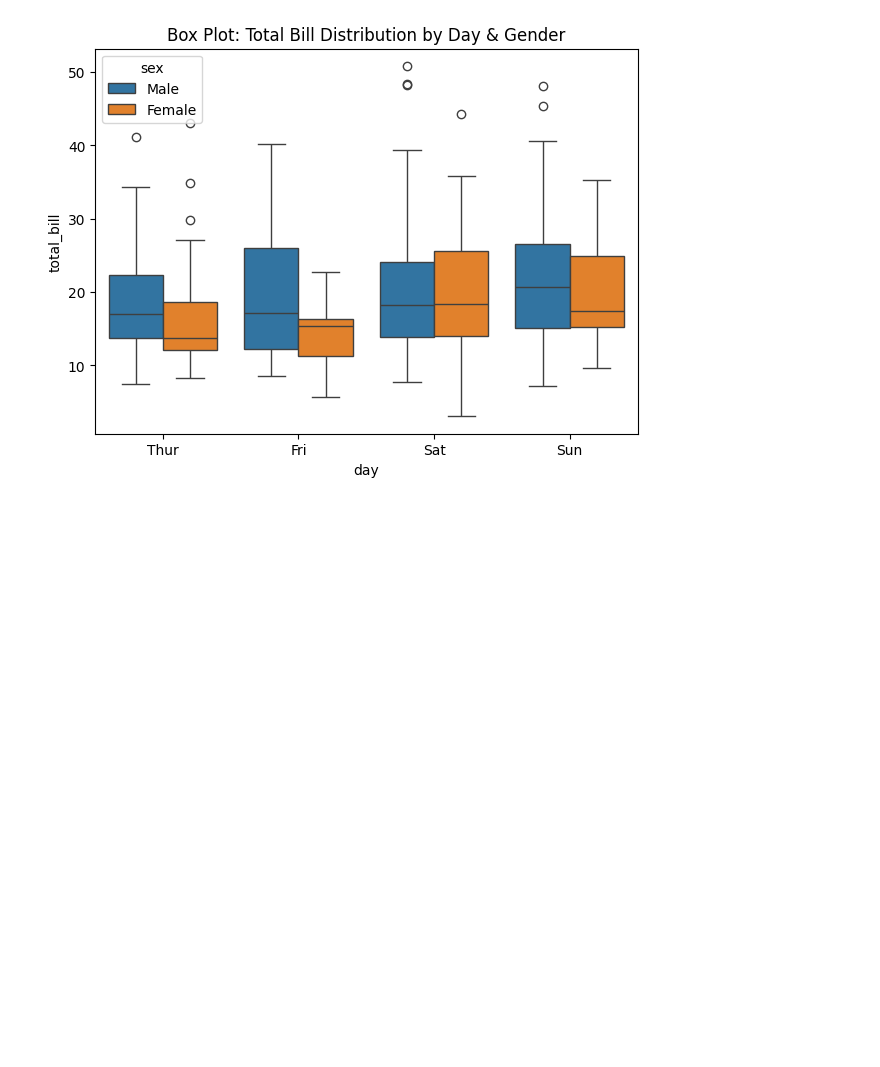
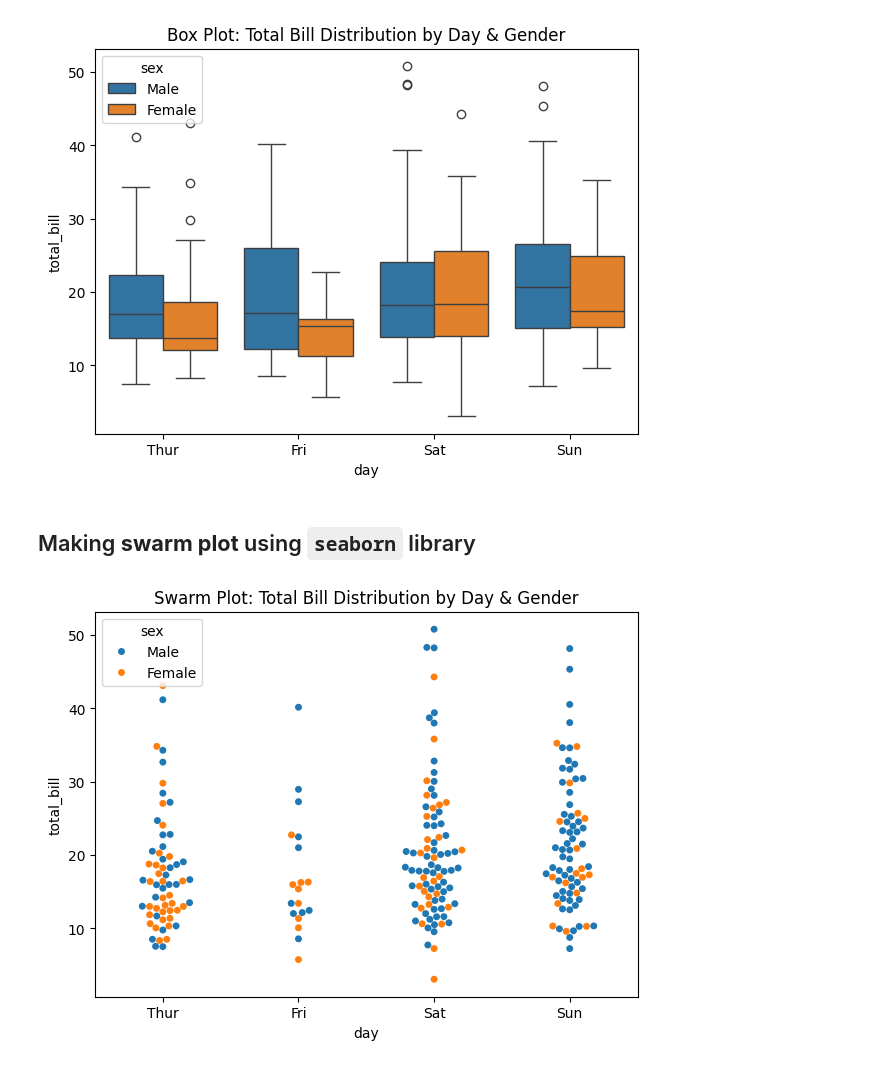
Before and after one commit to Ishan1012/python-chestsheets, a Jupyter notebook: matplotlib cheatsheet.ipynb, the cells around one changed output. Cells and saved outputs as stored; diff of their text form; code cells hidden in the pictures; blank space fills up the shorter version.

Commit message:
added swarm plot to the seaborn cheatsheet

```diff
--- a/matplotlib cheatsheet.ipynb
+++ b/matplotlib cheatsheet.ipynb
@@ -308,3 +308,12 @@ plt.title("Box Plot: Total Bill Distribution by Day & Gender")
 plt.show()
 # %% [output]
 [figure]
+# %% [markdown]
+## Making **swarm plot** using `seaborn` library
+# %%
+plt.figure(figsize=(7,5))
+sns.swarmplot(data=df, x="day", y="total_bill", hue="sex")
+plt.title("Swarm Plot: Total Bill Distribution by Day & Gender")
+plt.show()
+# %% [output]
+[figure, added]
```
Also changed, not shown: parts of 6 cells of this notebook.
